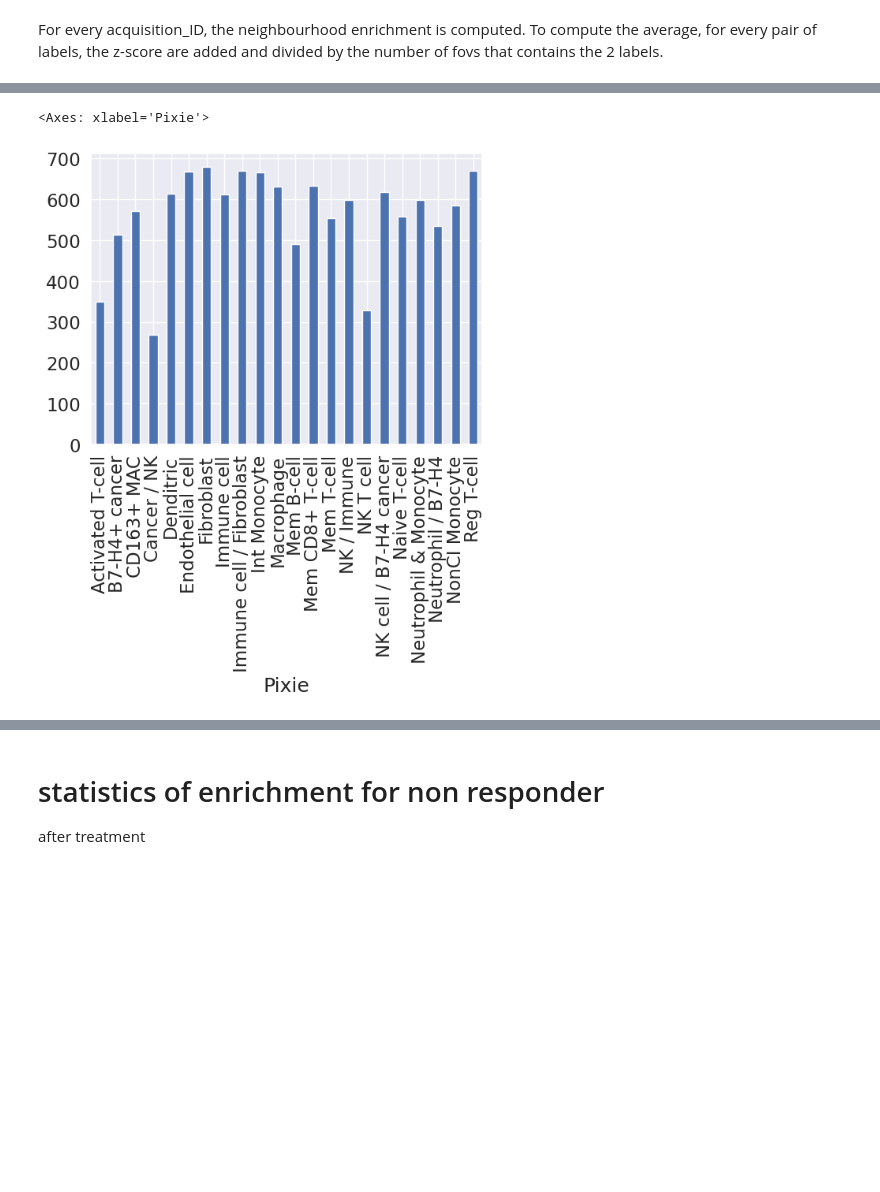
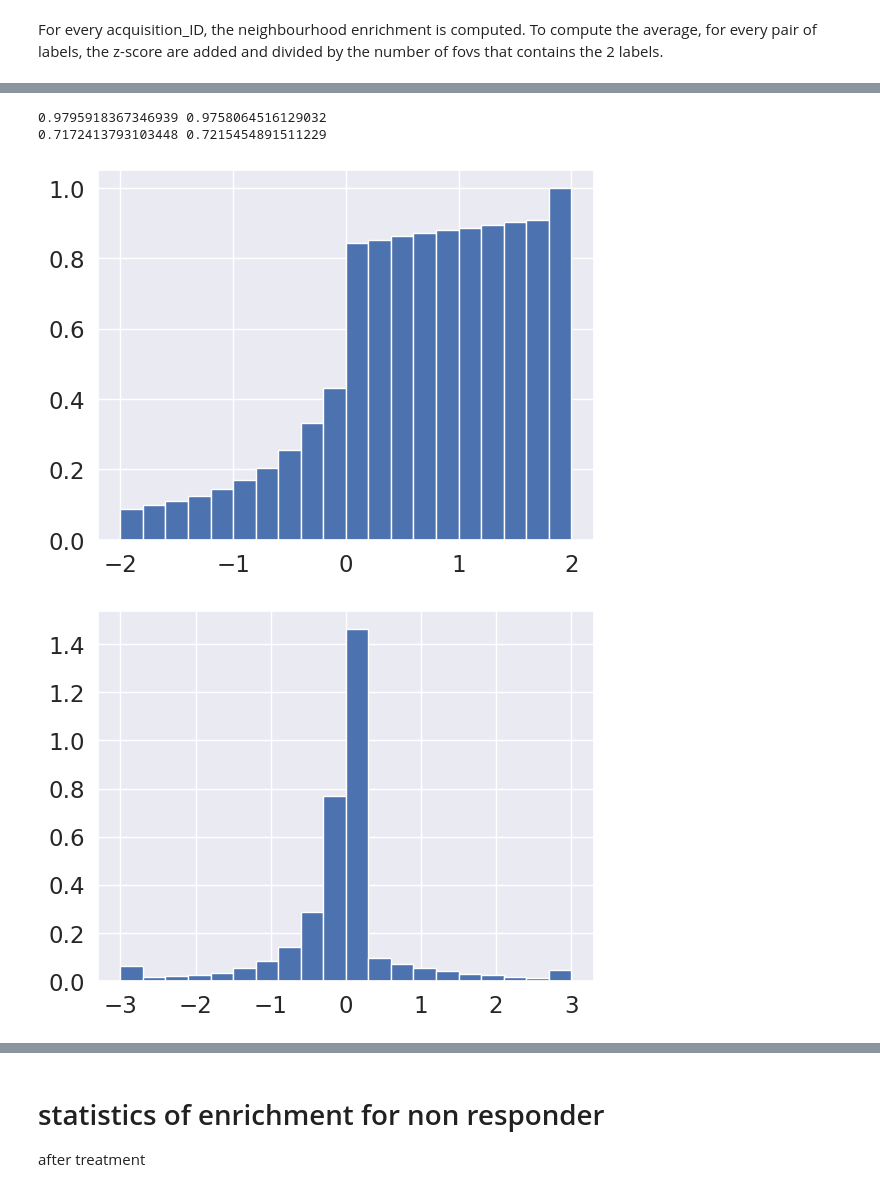
Before and after one commit to Schumacher-group/IMC_TNBC_analysis, a Jupyter notebook: results_analysis/spatial.ipynb, the cells around one changed output, grey strips where cells are left out. Cells and saved outputs as stored; diff of their text form; code cells hidden in the pictures; blank space fills up the shorter version.

```diff
--- a/results_analysis/spatial.ipynb
+++ b/results_analysis/spatial.ipynb
@@ -131,4 +60,0 @@ Text(0.5, 0, 'Cell type')
-# %%
-a = sub_adata.uns['Pixie_nhood_enrichment']['zscore']
-b = sub_adata.obsp['spatial_distances']
-b - b.T,b
@@ -241,0 +124,17 @@ output_fig+'/spatial/enrichment.png'
+# %%
+labels_list = adata.obs.Pixie.unique()
+X = []
+y = []
+core_ids = set(core.obs.acquisition_ID)
+for id,tb in neigh_all.items():
+    if id not in core_ids:
+        continue
+    temp_matrix = pd.DataFrame(0,index = labels_list,columns=labels_list)
+    sub_list = tb.index#label list
+    tb.replace([np.inf, -np.inf], np.nan, inplace=True) # convert inf to nan, next line everything is replaced with 0
+    temp_matrix.loc[sub_list,sub_list]=tb
+    temp_values = temp_matrix.values
+    X +=[temp_values]
+    y+=[id]
+y = np.vectorize(dict(core.obs[['acquisition_ID','Response']].values).get)(y)
+X = np.array(X)
@@ -261,0 +196,19 @@ Name: proportion, dtype: float64
+# %%
+max_abs_scaler = preprocessing.MaxAbsScaler()
+scaler = preprocessing.StandardScaler(with_mean = False)
+le = LabelEncoder()
+pca = PCA(n_components=20)
+y_num = le.fit_transform(y)
+
+clip_value = 3
+X_num = np.array([((x+x.T)/2)[np.triu_indices(len(labels_list),k = 1)] for x in X])
+X_num[np.isnan(X_num)] = 0# I don't know why there are nan, as this contains off diagonal terms.
+
+X_num = scaler.fit_transform(X_num)
+X_num = np.clip(X_num,-clip_value,clip_value)
+#X_num = pca.fit_transform(X_num)
+X_train, X_test, y_train, y_test = train_test_split(X_num, y_num, test_size=0.33, random_state=42)
+#X_test = np.clip(X_test,-clip_value,clip_value)#scaler.fit_transform(X_test)
+#X_train = np.clip(X_train,-clip_value,clip_value)#scaler.fit_transform(X_train)
+
+le.inverse_transform([0,1])
@@ -262,6 +256,15 @@ Name: proportion, dtype: float64
+# %%
+clf = RandomForestClassifier(max_depth=5).fit(X = X_train, y = y_train)
+y_pred = clf.predict(X_test)
+print(accuracy_score(y_train, clf.predict(X_train)),balanced_accuracy_score(y_train, clf.predict(X_train)))
+print(accuracy_score(y_test, y_pred),balanced_accuracy_score(y_test, y_pred))
+# %% [output]
+0.9795918367346939 0.9758064516129032
+0.7172413793103448 0.7215454891511229
 # %%
-adata.obs[['Pixie','acquisition_ID']]
-adata.obs.groupby('Pixie')['acquisition_ID'].nunique().plot(kind = 'bar')
+_ = plt.hist(np.clip(X,-2,2).reshape(-3),bins = 20,cumulative=True,density=True)
+plt.figure()
+_ = plt.hist(X_train.reshape(-1),bins = 20,density=True)
 # %% [output]
-<Axes: xlabel='Pixie'>
-[figure, old version]
+[figure, new version]
+[figure, added]
```
Also changed, not shown: parts of 51 cells of this notebook, 44 other files.
